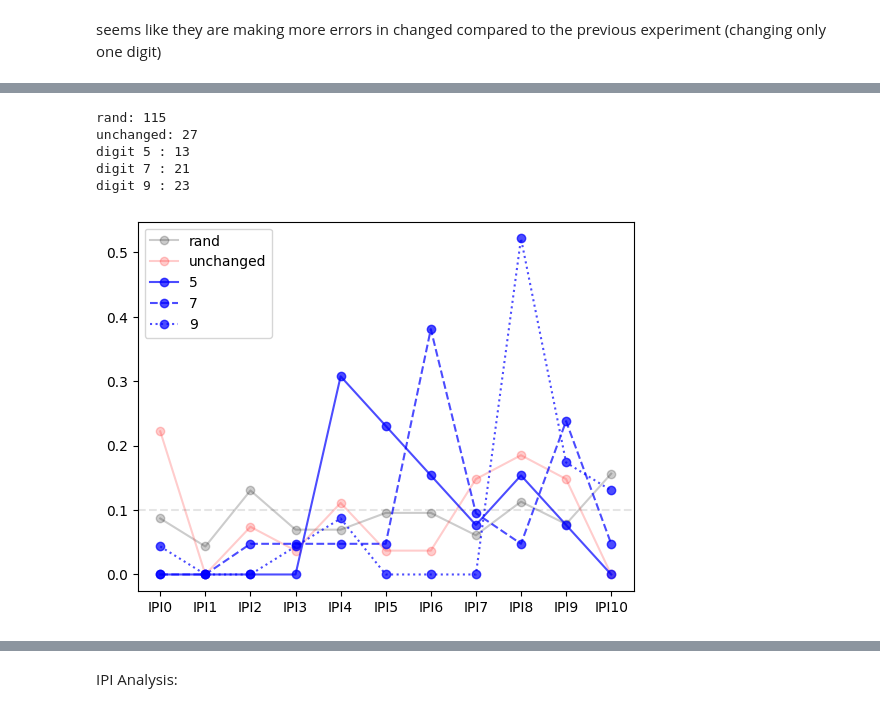
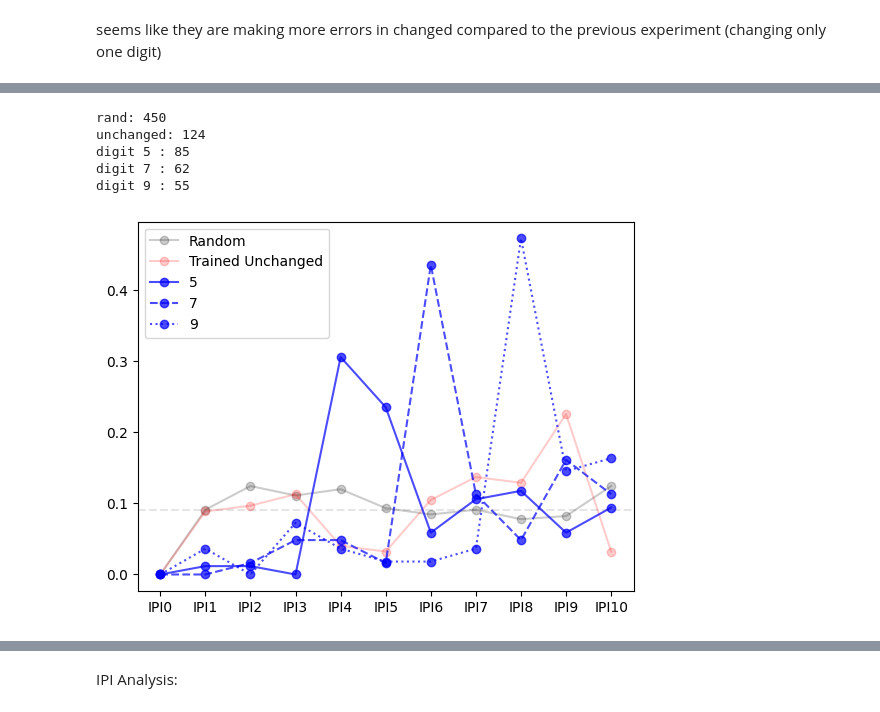
Before and after one commit to manazerzadeh/Sequence-Interference, a Jupyter notebook: DataAnalysis.ipynb, the cells around one changed output, grey strips where cells are left out. Cells and saved outputs as stored; diff of their text form; code cells hidden in the pictures.

```diff
--- a/DataAnalysis.ipynb
+++ b/DataAnalysis.ipynb
@@ -41,7 +41,7 @@ precueTime = 0 # msecs for planning before movement
 hand = 2 #left or right hand
 
 # total_sub_num = 10
-sub_nums = [1, 2, 3, 5]
+sub_nums = [1, 2, 3, 4,  5, 6, 7, 8, 9, 10, 11, 12]
 
 num_pre_train_blocks = 1
 num_train_blocks = 6
@@ -102,7 +100,7 @@ subjs['is_digit_changed'] = subjs.apply(utils.is_digit_changed, axis = 1)
 # %%
 cmap = cm.Pastel1
 
-markers = ['o', 's', '^', 'D', 'v', '>', '<', 'p', 'h', 'x', '_']
+markers = ['o', 's', '^', 'D', 'v', '>', '<', 'p', 'h', 'x', '_', '|', '+']
 
 induction_blocks = subjs[subjs['BN'] <= num_pre_train_blocks+num_train_blocks+num_post_test_blocks]
 
@@ -194,7 +274,7 @@ TtestResult(statistic=3.4726740153158846, pvalue=0.04026825662822943, df=3)
 cmap = cm.Pastel1
 test_blocks = subjs[subjs['BN'].isin(range(1,29))]
 
-markers = ['o', 's', '^', 'D', 'v', '>', '<', 'p', 'h', 'x', '_']
+markers = ['o', 's', '^', 'D', 'v', '>', '<', 'p', 'h', 'x', '_', '|', '+']
 
 
 test_blocks = utils.remove_error_trials(test_blocks)
@@ -321,0 +412,25 @@ seems like they are making more errors in changed compared to the previous exper
+# %%
+# plot Error vs non_error presses distribution within each condition:
+
+test_blocks = subjs_presses[subjs_presses['BN'].isin(list(range(10,18)) + list(range(20,28)))]
+
+for _ ,((flag_trained, flag_rand, flag_change), presses) in enumerate(test_blocks.groupby(['is_trained_seq', 'is_rand_seq', 'is_digit_changed'])):
+    if (flag_trained & flag_change):
+        label = 'Trained Changed'
+    if (flag_trained & ~flag_change):
+        label = 'Trained Unchanged'
+    if (flag_rand):
+        label = 'Random'
+
+    correct_presses = presses[presses['isPressError'] == 0]
+    error_presses = presses[presses['isPressError'] == 1]
+    plt.figure()
+
+    print(label + ":")
+    plt.hist(correct_presses['IPI_Value'], bins = 50, alpha = 0.2, density=True, color = 'black')
+    plt.axvline(correct_presses['IPI_Value'].median(), color = 'black')
+    print("correct median: ", correct_presses['IPI_Value'].median(), "N: ", len(correct_presses))
+    plt.hist(error_presses['IPI_Value'], bins = 50, alpha = 0.2, density=True, color = 'blue')
+    plt.axvline(error_presses['IPI_Value'].median(), color = 'blue')
+    print("error median: ", error_presses['IPI_Value'].median(), "N: ", len(error_presses))
+    plt.title(label)
@@ -404,42 +585,42 @@ test_blocks = subjs_presses[subjs_presses['BN'].isin(list(range(10,18)) + list(r
 
 test_blocks = utils.remove_remaining_next_error_presses(test_blocks)
 
 subjs_presses_test_error = test_blocks[test_blocks['isPressError'] == 1]
 
 for _ ,((flag_trained, flag_rand, flag_change), data) in enumerate(subjs_presses_test_error.groupby(['is_trained_seq', 'is_rand_seq', 'is_digit_changed'])):
         if (flag_trained & flag_change):
                 for idx, (digit, digit_presses) in enumerate(data.groupby('digitChangePos')):
                         print(f"digit {digit+1} : {len(digit_presses)}")
                         proportions = digit_presses['IPI_Number'].value_counts(sort=False)
                         proportions = proportions.reindex(['IPI'+ str(_) for _ in range(0, seq_length)], fill_value = 0)
                         proportions /= sum(proportions)
                         plt.plot(proportions.index.values, proportions, color = 'blue', label = digit+1, marker = 'o', alpha = 0.7, linestyle = line_styles[idx])
 
         if (flag_trained & ~flag_change):
                 print(f"unchanged: {len(data)}")
                 proportions = data['IPI_Number'].value_counts(sort=False)
                 proportions = proportions.reindex(['IPI'+ str(_) for _ in range(0, seq_length)], fill_value = 0)
                 proportions /= sum(proportions)
-                plt.plot(proportions.index.values, proportions, color = 'red', label = 'unchanged', marker = 'o', alpha = 0.2)
+                plt.plot(proportions.index.values, proportions, color = 'red', label = 'Trained Unchanged', marker = 'o', alpha = 0.2)
 
         if (flag_rand):
                 print(f"rand: {len(data)}")
                 proportions = data['IPI_Number'].value_counts(sort=False)
                 proportions = proportions.reindex(['IPI'+ str(_) for _ in range(0, seq_length)], fill_value = 0)
                 proportions /= sum(proportions)
-                plt.plot(proportions.index.values, proportions, color = 'black', label = 'rand', marker = 'o', alpha = 0.2)
+                plt.plot(proportions.index.values, proportions, color = 'black', label = 'Random', marker = 'o', alpha = 0.2)
 
-plt.axhline(y = 0.1, color = 'black', linestyle = '--', alpha = 0.1)
+plt.axhline(y = 1/11, color = 'black', linestyle = '--', alpha = 0.1)
 
 plt.legend()
 plt.show()
 # %% [output]
-rand: 115
-unchanged: 27
-digit 5 : 13
-digit 7 : 21
-digit 9 : 23
+rand: 450
+unchanged: 124
+digit 5 : 85
+digit 7 : 62
+digit 9 : 55
-[figure, old version]
+[figure, new version]
 # %%
 cmap = cm.Pastel1
 line_styles = ['-', '--', ':']
```
Also changed, not shown: parts of 42 cells of this notebook, 2 other files.
